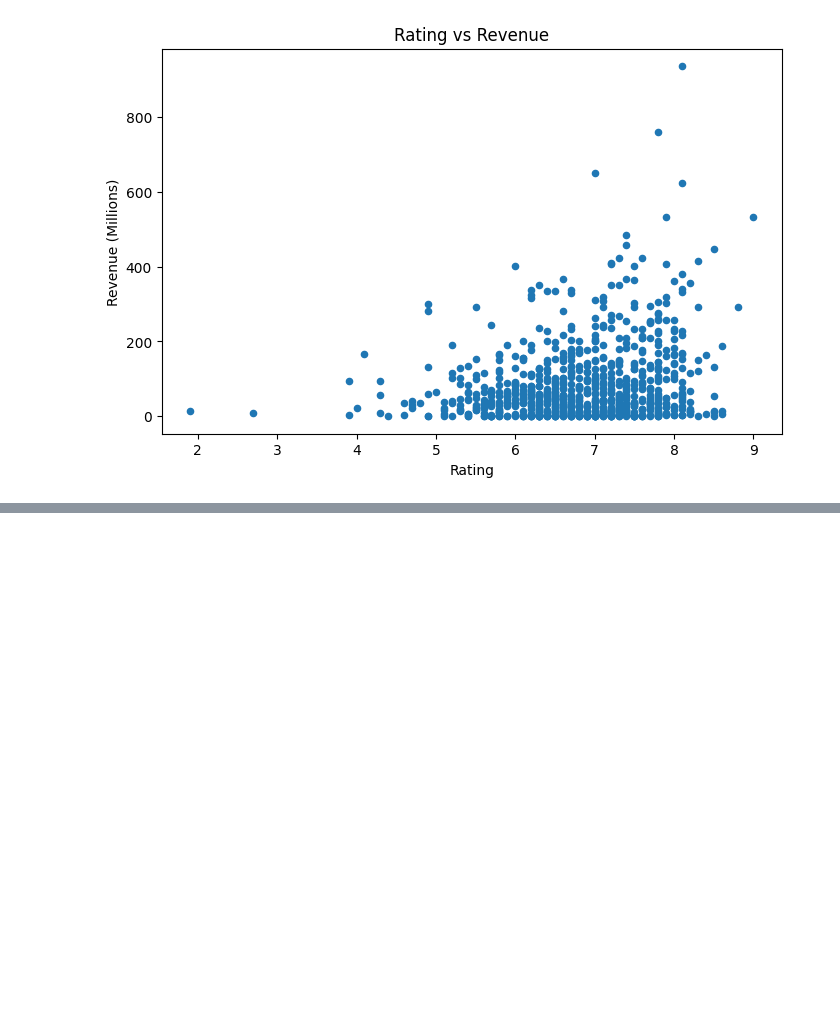
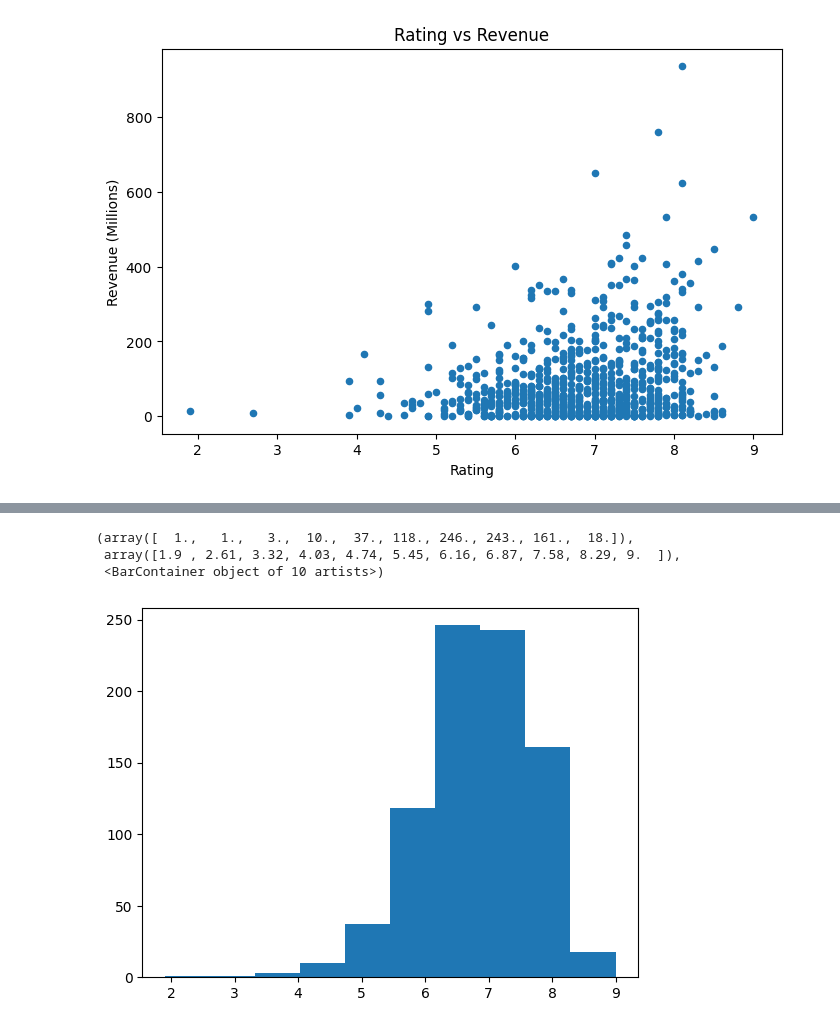
Before and after one commit to carlos2509029-ship-it/pandas, a Jupyter notebook: pnds.ipynb, the cells around one changed output, grey strips where cells are left out. Saved outputs shown, nothing was run; the diff lists cells and outputs as text; code cells hidden in the pictures; blank space fills up the shorter version.

```diff
--- a/pnds.ipynb
+++ b/pnds.ipynb
@@ -380,0 +388,7 @@ plt.show()
+# %%
+plt.hist(df.Rating,10)
+# %% [output]
+(array([  1.,   1.,   3.,  10.,  37., 118., 246., 243., 161.,  18.]),
+ array([1.9 , 2.61, 3.32, 4.03, 4.74, 5.45, 6.16, 6.87, 7.58, 8.29, 9.  ]),
+ <BarContainer object of 10 artists>)
+[figure, added]
```
Also changed, not shown: parts of 12 cells of this notebook.
